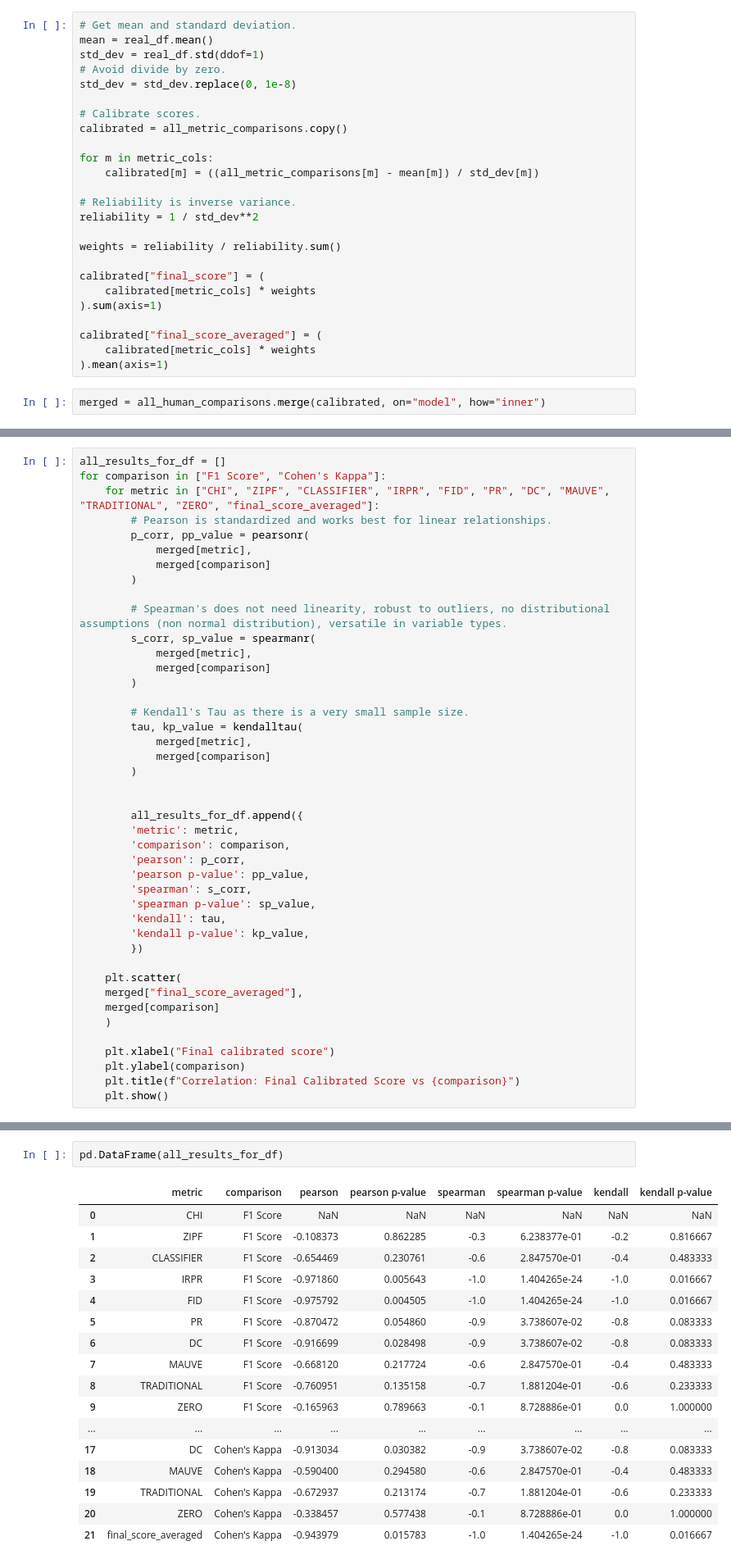
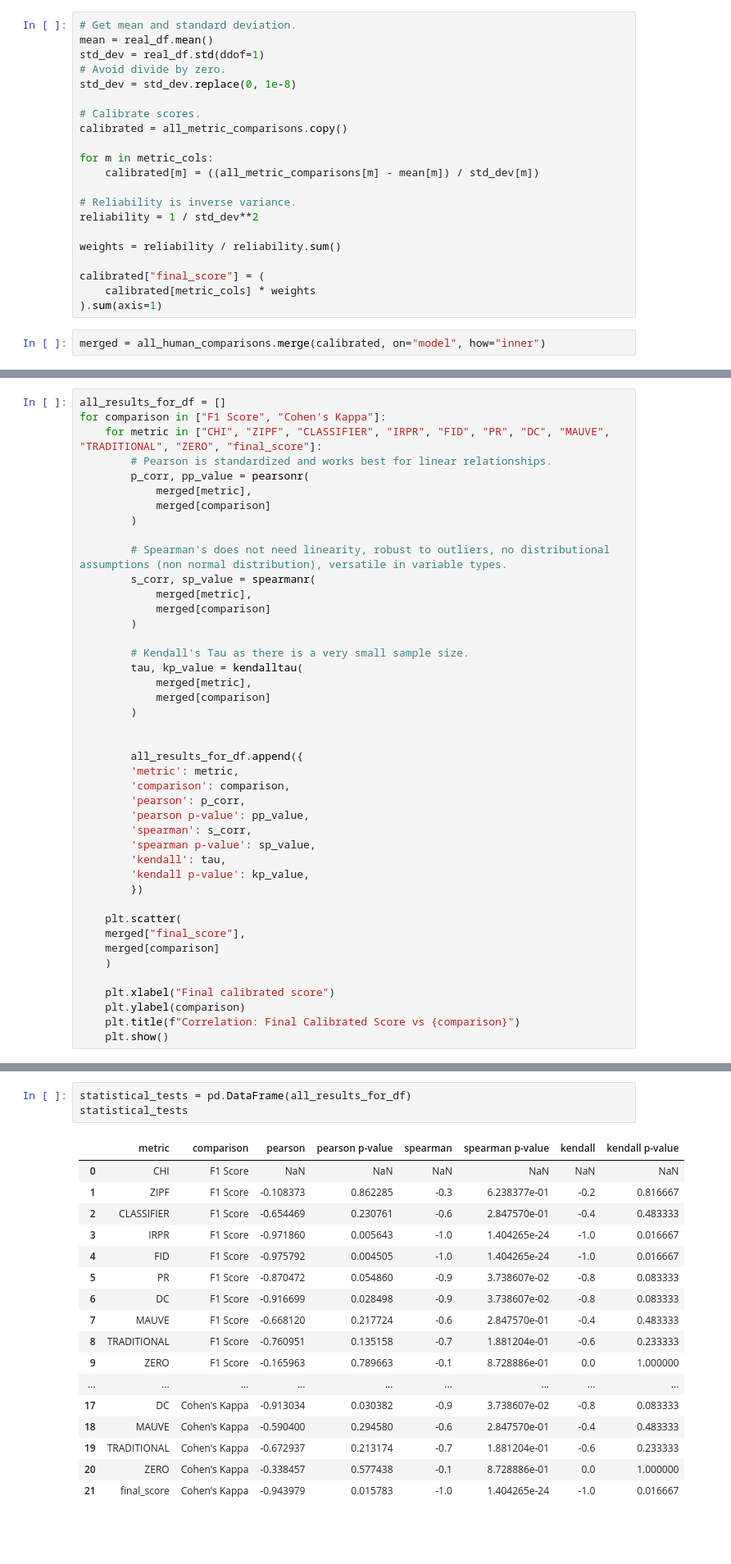
Before and after one commit to isabel-ronan/localSyntheticData, a Jupyter notebook: comparing_all.ipynb, the cells around one changed output, grey strips where cells are left out. Shown at 82% size. Cells and saved outputs as stored; diff of their text form; blank space fills up the shorter version.

```diff
--- a/comparing_all.ipynb
+++ b/comparing_all.ipynb
@@ -48,10 +48,6 @@ weights = reliability / reliability.sum()
 calibrated["final_score"] = (
     calibrated[metric_cols] * weights
 ).sum(axis=1)
-
-calibrated["final_score_averaged"] = (
-    calibrated[metric_cols] * weights
-).mean(axis=1)
 # %%
 merged = all_human_comparisons.merge(calibrated, on="model", how="inner")
 # %%
@@ -66,7 +62,7 @@ merged
 # %%
 all_results_for_df = []
 for comparison in ["F1 Score", "Cohen's Kappa"]:
-    for metric in ["CHI", "ZIPF", "CLASSIFIER", "IRPR", "FID", "PR", "DC", "MAUVE", "TRADITIONAL", "ZERO", "final_score_averaged"]:
+    for metric in ["CHI", "ZIPF", "CLASSIFIER", "IRPR", "FID", "PR", "DC", "MAUVE", "TRADITIONAL", "ZERO", "final_score"]:
         # Pearson is standardized and works best for linear relationships.
         p_corr, pp_value = pearsonr(
             merged[metric],
@@ -98,7 +94,7 @@ for comparison in ["F1 Score", "Cohen's Kappa"]:
         })
 
     plt.scatter(
-    merged["final_score_averaged"],
+    merged["final_score"],
     merged[comparison]
     )
 
@@ -112,20 +108,21 @@ for comparison in ["F1 Score", "Cohen's Kappa"]:
 # %%
-pd.DataFrame(all_results_for_df)
+statistical_tests = pd.DataFrame(all_results_for_df)
+statistical_tests
 # %% [output]
 |  | metric | comparison | pearson | pearson p-value | spearman | spearman p-value | kendall | kendall p-value |
 | 0 | CHI | F1 Score | NaN | NaN | NaN | NaN | NaN | NaN |
 | 1 | ZIPF | F1 Score | -0.108373 | 0.862285 | -0.3 | 6.238377e-01 | -0.2 | 0.816667 |
 | 2 | CLASSIFIER | F1 Score | -0.654469 | 0.230761 | -0.6 | 2.847570e-01 | -0.4 | 0.483333 |
 | 3 | IRPR | F1 Score | -0.971860 | 0.005643 | -1.0 | 1.404265e-24 | -1.0 | 0.016667 |
 | 4 | FID | F1 Score | -0.975792 | 0.004505 | -1.0 | 1.404265e-24 | -1.0 | 0.016667 |
 | 5 | PR | F1 Score | -0.870472 | 0.054860 | -0.9 | 3.738607e-02 | -0.8 | 0.083333 |
 | 6 | DC | F1 Score | -0.916699 | 0.028498 | -0.9 | 3.738607e-02 | -0.8 | 0.083333 |
 | 7 | MAUVE | F1 Score | -0.668120 | 0.217724 | -0.6 | 2.847570e-01 | -0.4 | 0.483333 |
 | 8 | TRADITIONAL | F1 Score | -0.760951 | 0.135158 | -0.7 | 1.881204e-01 | -0.6 | 0.233333 |
 | 9 | ZERO | F1 Score | -0.165963 | 0.789663 | -0.1 | 8.728886e-01 | 0.0 | 1.000000 |
 | ... | ... | ... | ... | ... | ... | ... | ... | ... |
 | 17 | DC | Cohen's Kappa | -0.913034 | 0.030382 | -0.9 | 3.738607e-02 | -0.8 | 0.083333 |
 | 18 | MAUVE | Cohen's Kappa | -0.590400 | 0.294580 | -0.6 | 2.847570e-01 | -0.4 | 0.483333 |
 | 19 | TRADITIONAL | Cohen's Kappa | -0.672937 | 0.213174 | -0.7 | 1.881204e-01 | -0.6 | 0.233333 |
 | 20 | ZERO | Cohen's Kappa | -0.338457 | 0.577438 | -0.1 | 8.728886e-01 | 0.0 | 1.000000 |
-| 21 | final_score_averaged | Cohen's Kappa | -0.943979 | 0.015783 | -1.0 | 1.404265e-24 | -1.0 | 0.016667 |
+| 21 | final_score | Cohen's Kappa | -0.943979 | 0.015783 | -1.0 | 1.404265e-24 | -1.0 | 0.016667 |
```
Also changed, not shown: parts of 2 cells of this notebook, 3 other files.
